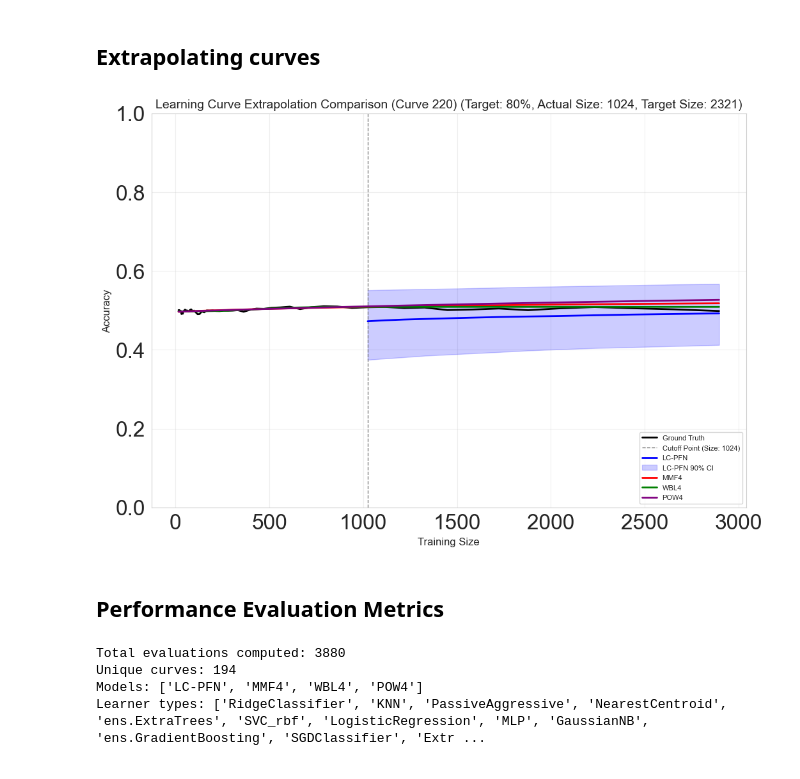
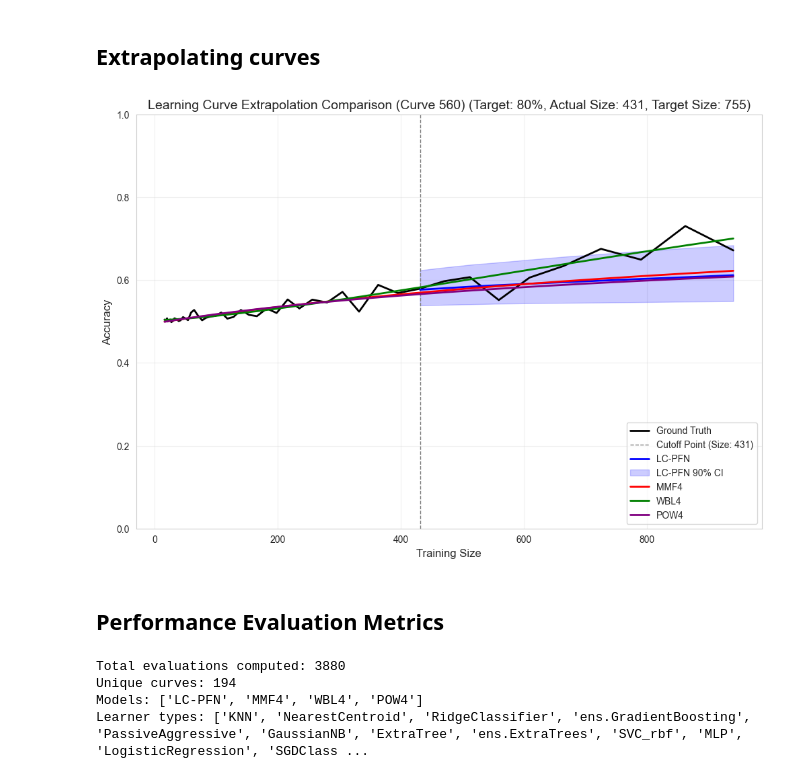
Before and after one commit to adelinacazacu/Extrapolating-Learning-Curves-When-Do-Neural-Networks-Outperform-Parametric-Models-, a Jupyter notebook: experiment2/experiment2_shape_evaluation_parametric_vs_lcpfn.ipynb, the cells around one changed output. Saved outputs shown, nothing was run; the diff lists cells and outputs as text; code cells hidden in the pictures.

```diff
--- a/experiment2/experiment2_shape_evaluation_parametric_vs_lcpfn.ipynb
+++ b/experiment2/experiment2_shape_evaluation_parametric_vs_lcpfn.ipynb
@@ -172,8 +174,8 @@ SVM_poly curves in training set: 211
 # %% [markdown]
 Import trained model.
 # %%
-model_name = 'lcpfn_model_exp2_140_512_12_1000_0.0001_250_800.pth'
-model = torch.load(f'../trained_models/exp2_140_512_12_1000_0.0001_250_800/{model_name}', weights_only=False)
+model_name = 'lcpfn_model_exp2_140_512_12_1000_0.0001_100_1000.pth'
+model = torch.load(f'../trained_models/exp2_140_512_12_1000_0.0001_100_1000/{model_name}', weights_only=False)
 model.eval()
 # %% [output]
 TransformerModel(
@@ -468,10 +470,10 @@ def compare_extrapolations(curve_idx, data, anchor_sizes, lcpfn_model, min_point
 
     return fig
 # %%
-fig = compare_extrapolations(curve_idx=220, data=test_curves, anchor_sizes=ANCHOR_SIZE, lcpfn_model=model, cutoff_percentage=0.8)
+fig = compare_extrapolations(curve_idx=560, data=test_curves, anchor_sizes=ANCHOR_SIZE, lcpfn_model=model, cutoff_percentage=0.8)
 plt.show()
 # %% [output]
-[figure, old version]
+[figure, new version]
 # %% [markdown]
 ## Performance Evaluation Metrics
 # %%
@@ -716,7 +718,7 @@ else:
         sample_size=sample_size
     )
 # %%
-file_path = Path(f'learning_curve_extrapolation_results_200_samples_lcpfn_model_exp2_140_512_12_1000_0.0001_250_800.csv')
+file_path = Path(f'learning_curve_extrapolation_results_200_samples_lcpfn_model_exp2_140_512_12_1000_0.0001_100_1000.csv')
 results_df = pd.read_csv(file_path)
 
 df = results_df
@@ -736,7 +738,7 @@ print(f"Learner types: {list(results_df['Learner_name'].unique())}")
 Total evaluations computed: 3880
 Unique curves: 194
 Models: ['LC-PFN', 'MMF4', 'WBL4', 'POW4']
-Learner types: ['RidgeClassifier', 'KNN', 'PassiveAggressive', 'NearestCentroid', 'ens.ExtraTrees', 'SVC_rbf', 'LogisticRegression', 'MLP', 'GaussianNB', 'ens.GradientBoosting', 'SGDClassifier', 'Extr ...
+Learner types: ['KNN', 'NearestCentroid', 'RidgeClassifier', 'ens.GradientBoosting', 'PassiveAggressive', 'GaussianNB', 'ExtraTree', 'ens.ExtraTrees', 'SVC_rbf', 'MLP', 'LogisticRegression', 'SGDClass ...
 # %%
 def plot_model_rankings_by_metric(df):
 
```
Also changed, not shown: parts of 7 cells of this notebook, 25 other files.
